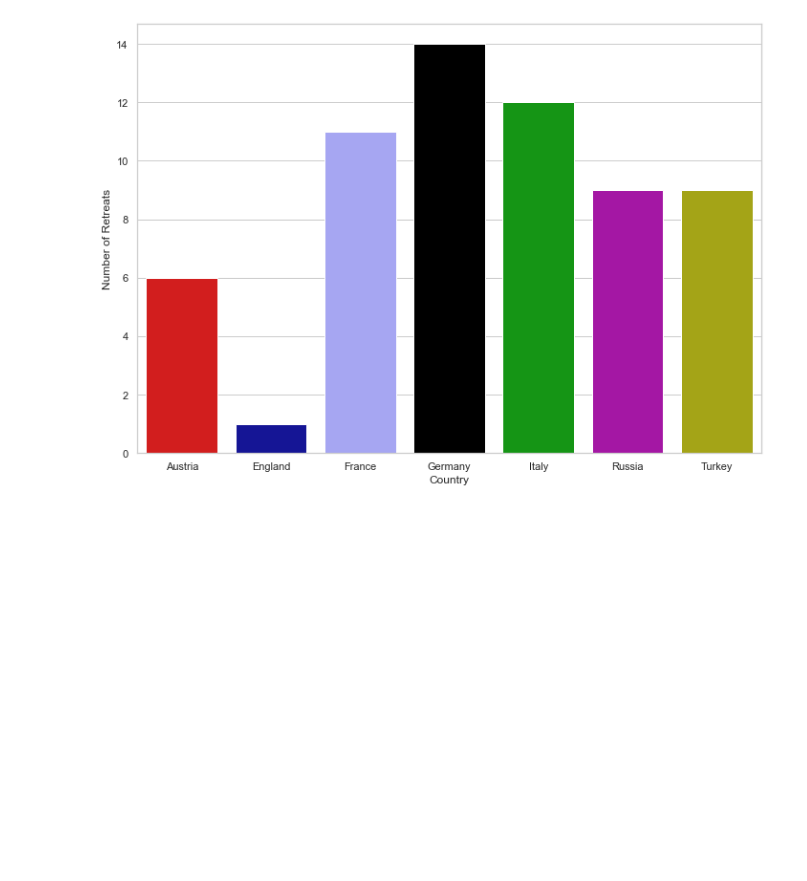
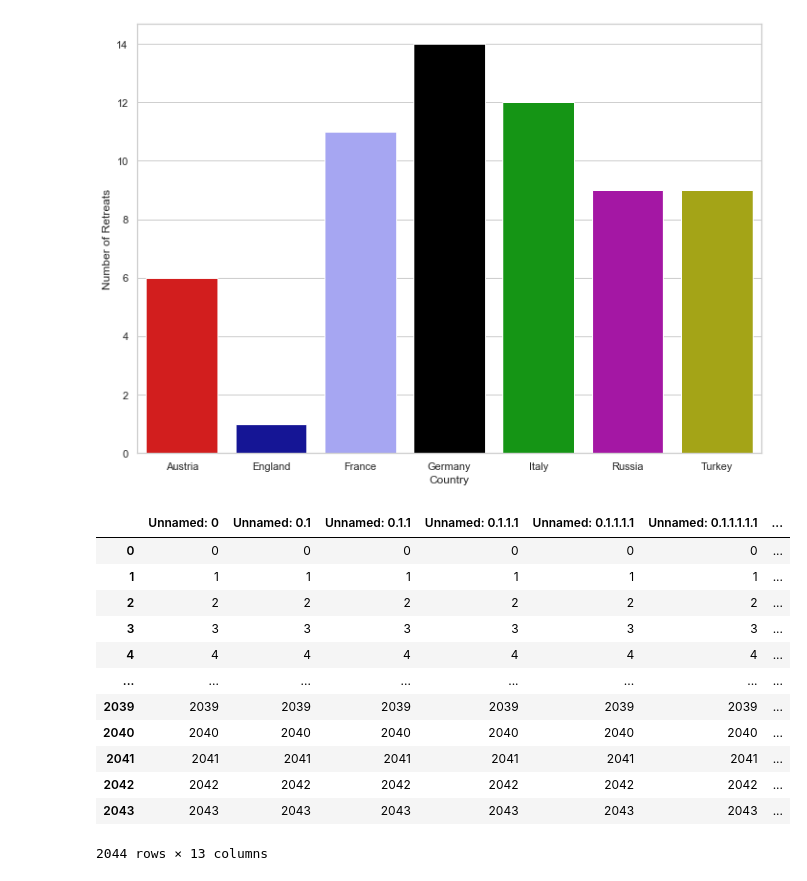
Before and after one commit to kingbd2/diplomacy-analysis, a Jupyter notebook: diplomacy_gif_maker/notebooks/dataAnalysis.ipynb, the cells around one changed output. Saved outputs shown, nothing was run; the diff lists cells and outputs as text; code cells hidden in the pictures; blank space fills up the shorter version.

```diff
--- a/diplomacy_gif_maker/notebooks/dataAnalysis.ipynb
+++ b/diplomacy_gif_maker/notebooks/dataAnalysis.ipynb
@@ -293,3 +293,20 @@ fig = sns_plot.get_figure()
 fig.savefig(plots_path + "/retreatsByCountry.png")
 # %% [output]
 [figure]
+# %%
+unitsByPlayer_df
+# orders_df
+# %% [output]
+|  | Unnamed: 0 | Unnamed: 0.1 | Unnamed: 0.1.1 | Unnamed: 0.1.1.1 | Unnamed: 0.1.1.1.1 | Unnamed: 0.1.1.1.1.1 | ... |
+| 0 | 0 | 0 | 0 | 0 | 0 | 0 | ... |
+| 1 | 1 | 1 | 1 | 1 | 1 | 1 | ... |
+| 2 | 2 | 2 | 2 | 2 | 2 | 2 | ... |
+| 3 | 3 | 3 | 3 | 3 | 3 | 3 | ... |
+| 4 | 4 | 4 | 4 | 4 | 4 | 4 | ... |
+| ... | ... | ... | ... | ... | ... | ... | ... |
+| 2039 | 2039 | 2039 | 2039 | 2039 | 2039 | 2039 | ... |
+| 2040 | 2040 | 2040 | 2040 | 2040 | 2040 | 2040 | ... |
+| 2041 | 2041 | 2041 | 2041 | 2041 | 2041 | 2041 | ... |
+| 2042 | 2042 | 2042 | 2042 | 2042 | 2042 | 2042 | ... |
+| 2043 | 2043 | 2043 | 2043 | 2043 | 2043 | 2043 | ... |
+2044 rows × 13 columns
```
Also changed, not shown: parts of 3 cells of this notebook, 4 other files.
